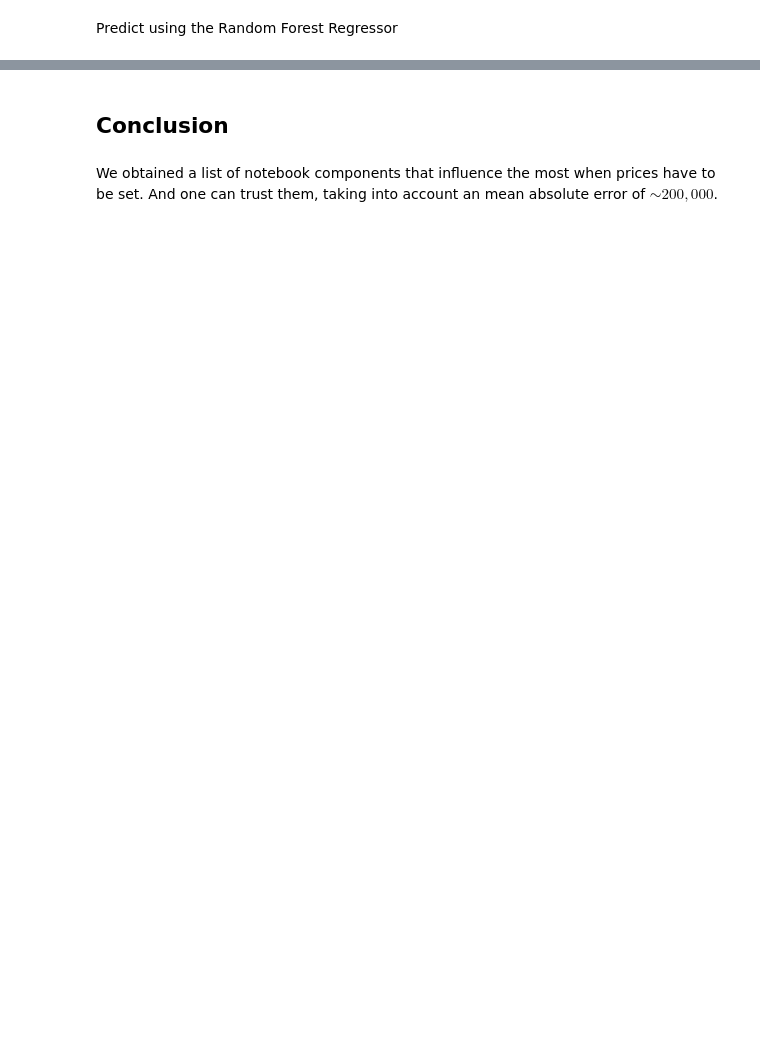
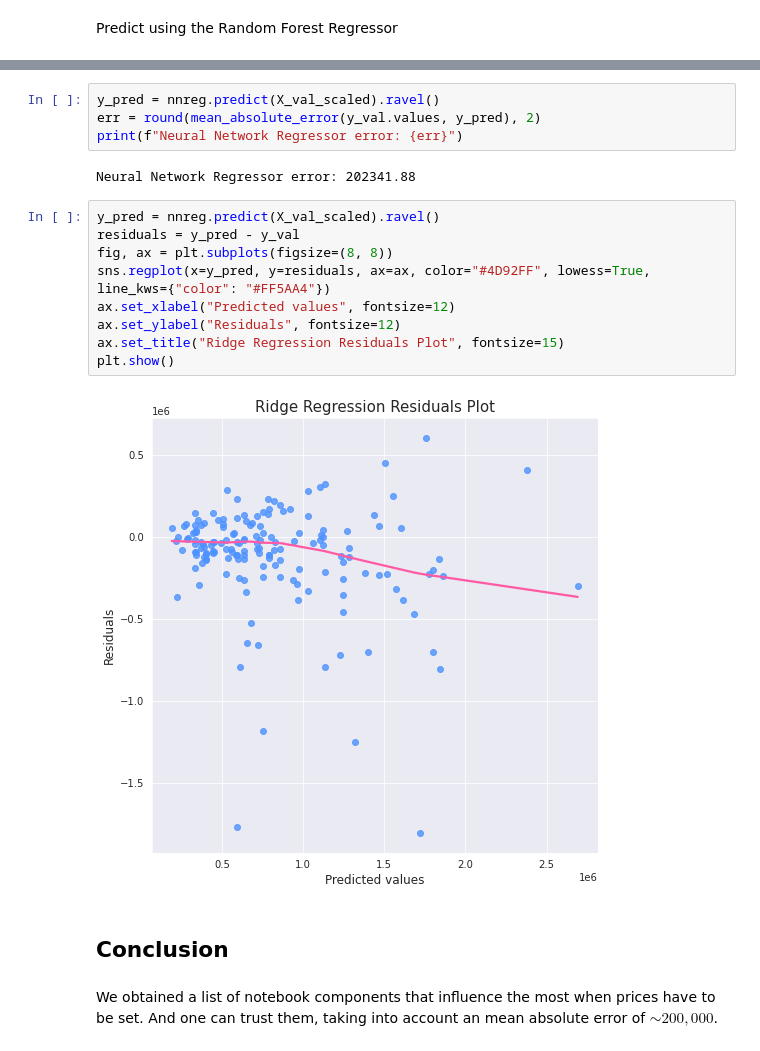
Before and after one commit to CrisLeaf/solotodo-notebooks-analysis, a Jupyter notebook: notebooks_analysis.ipynb, the cells around one changed output, grey strips where cells are left out. Drawn from its saved outputs; the diff is of its cells as text; blank space fills up the shorter version.

```diff
--- a/notebooks_analysis.ipynb
+++ b/notebooks_analysis.ipynb
@@ -931,3 +996,20 @@ plt.show()
+# %%
+y_pred = nnreg.predict(X_val_scaled).ravel()
+err = round(mean_absolute_error(y_val.values, y_pred), 2)
+print(f"Neural Network Regressor error: {err}")
+# %% [output]
+Neural Network Regressor error: 202341.88
+# %%
+y_pred = nnreg.predict(X_val_scaled).ravel()
+residuals = y_pred - y_val
+fig, ax = plt.subplots(figsize=(8, 8))
+sns.regplot(x=y_pred, y=residuals, ax=ax, color="#4D92FF", lowess=True, line_kws={"color": "#FF5AA4"})
+ax.set_xlabel("Predicted values", fontsize=12)
+ax.set_ylabel("Residuals", fontsize=12)
+ax.set_title("Ridge Regression Residuals Plot", fontsize=15)
+plt.show()
+# %% [output]
+[figure, added]
 # %% [markdown]
 ## Conclusion
 # %% [markdown]
```
Also changed, not shown: parts of 18 cells of this notebook.
